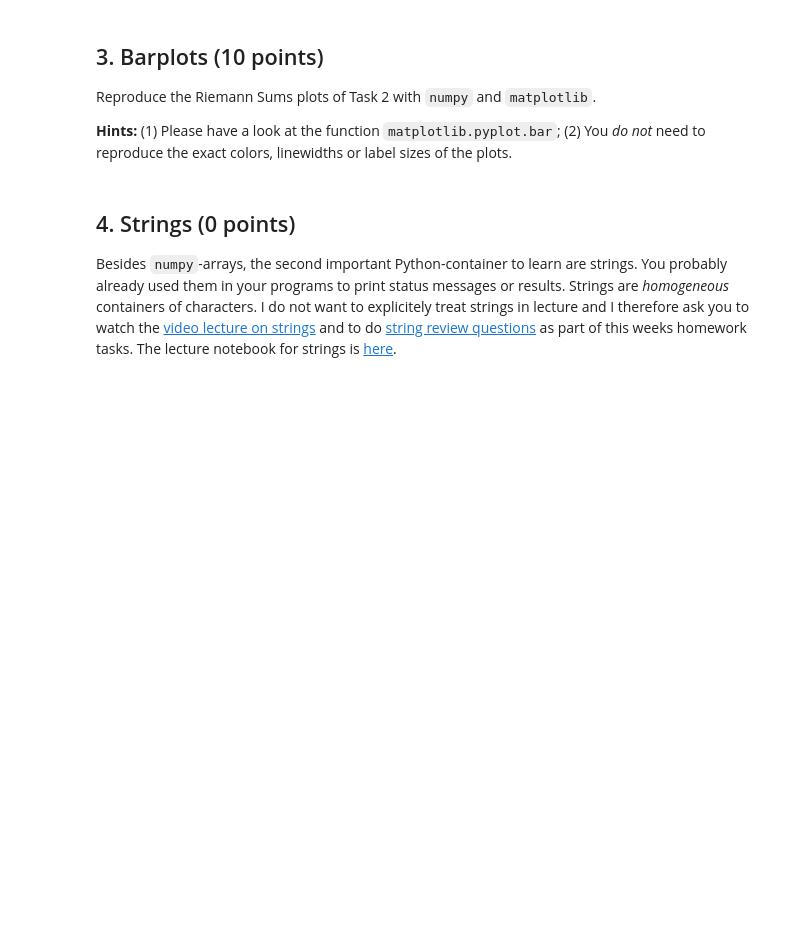
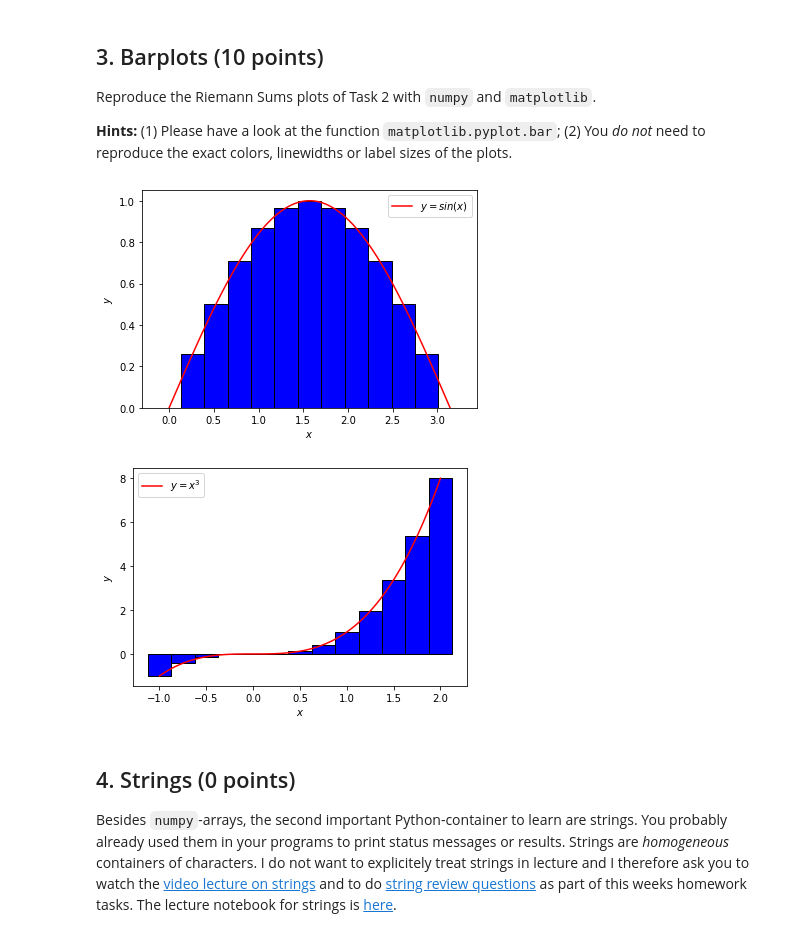
Before and after one commit to tesla1900/programming_course, a Jupyter notebook: tutorial/ex3.ipynb, the cells around one changed output. Drawn from its saved outputs; the diff is of its cells as text; code cells hidden in the pictures; blank space fills up the shorter version.

```diff
--- a/tutorial/ex3.ipynb
+++ b/tutorial/ex3.ipynb
@@ -132,3 +130,31 @@ Reproduce the Riemann Sums plots of Task 2 with `numpy` and `matplotlib`.
+# %%
+
+n = 13
+# base values for the bar plot
+x = np.linspace(0, np.pi, n)
+# base values for the function graph
+y = np.linspace(0, np.pi, 100)
+
+# barplot for sin()
+plt.bar(x, np.sin(x), np.pi/(n-1), color = 'b', edgecolor = 'k')
+plt.plot(y, np.sin(y), 'r', label = '$ y = sin(x) $')
+plt.xlabel('$x$')
+plt.ylabel('$y$')
+plt.legend()
+plt.show()
+
+# barplot for cubical
+x = np.linspace(-1, 2, n)
+y = np.linspace(-1, 2, 100)
+plt.bar(x, cube(x), 3/(n-1), color = 'b', edgecolor = 'k')
+plt.plot(y, cube(y), 'r', label = '$ y = x^3} $')
+plt.xlabel('$x$')
+plt.ylabel('$y$')
+plt.legend()
+plt.show()
+# %% [output]
+[figure, added]
+[figure, added]
 # %% [markdown]
 ## 4. Strings (0 points)
 Besides `numpy`-arrays, the second important Python-container to learn are strings. You probably already used them in your programs to print status messages or results. Strings are *homogeneous* containers of characters. I do not want to explicitely treat strings in lecture and I therefore ask you to watch the [video lecture on strings](https://youtu.be/OsQ28kHjLj0 ) and to do [string review questions](../video_lecture_01_strings/02_Strings_Review.ipynb) as part of this weeks homework tasks. The lecture notebook for strings is [here](../video_lecture_01_strings/01_Strings.ipynb).
```
Also changed, not shown: parts of 2 cells of this notebook.
